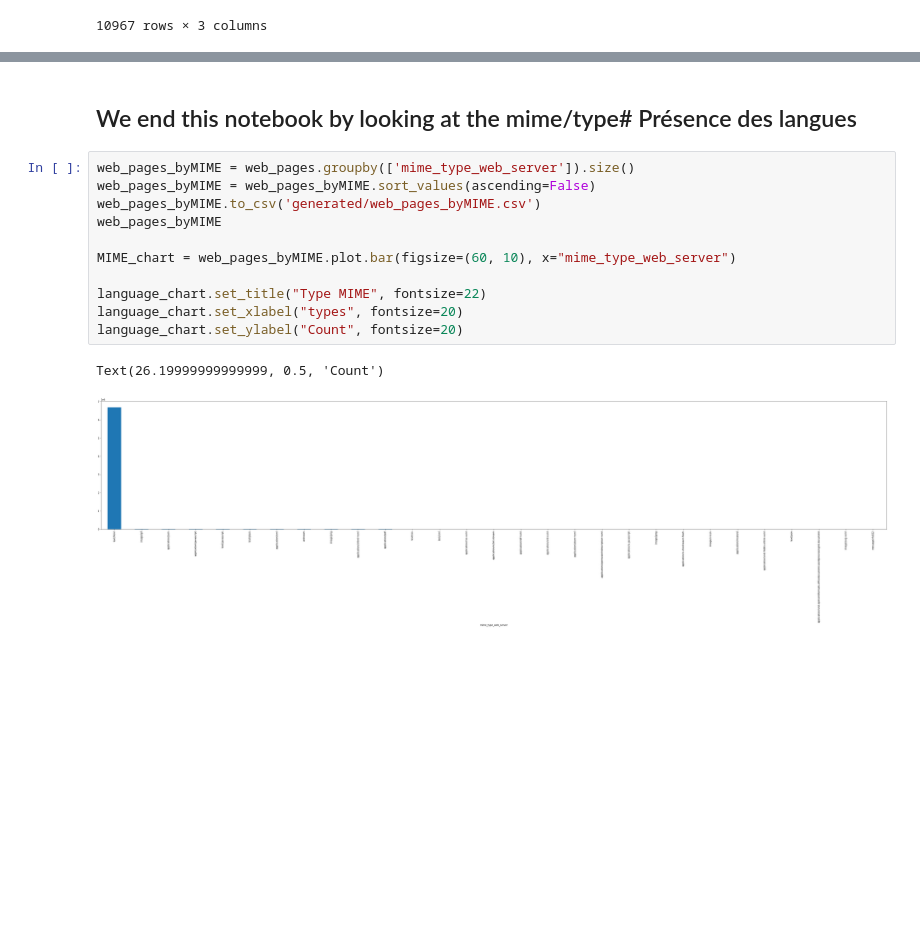
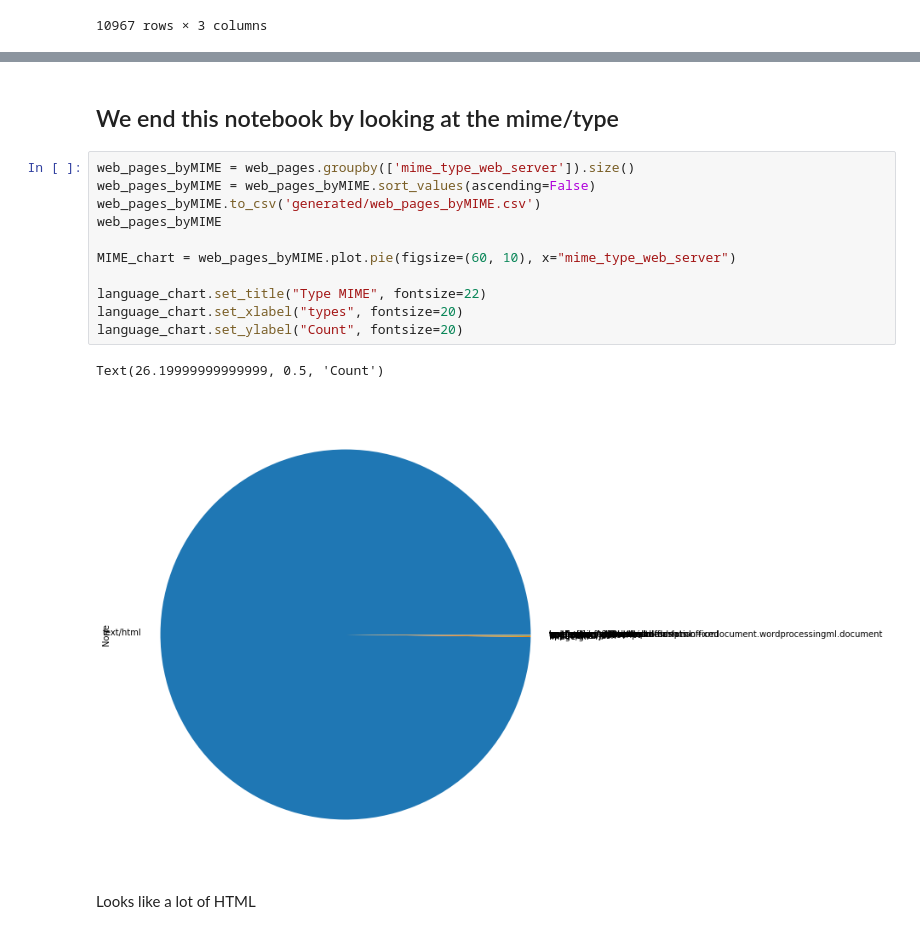
Before and after one commit to inactinique/awac2, a Jupyter notebook: 00_stats_web_pages.ipynb, the cells around one changed output, grey strips where cells are left out. Cells and saved outputs as stored; diff of their text form; blank space fills up the shorter version.

Commit message:
ajout graph vega

```diff
--- a/00_stats_web_pages.ipynb
+++ b/00_stats_web_pages.ipynb
@@ -210,18 +215,20 @@ crawl_stream.properties(width=1000, height=500, title="Crawl frequency by langua
 # %% [output]
 [interactive output not drawn]
 # %% [markdown]
-## We end this notebook by looking at the mime/type# Présence des langues
+## We end this notebook by looking at the mime/type
 # %%
 web_pages_byMIME = web_pages.groupby(['mime_type_web_server']).size()
 web_pages_byMIME = web_pages_byMIME.sort_values(ascending=False)
 web_pages_byMIME.to_csv('generated/web_pages_byMIME.csv')
 web_pages_byMIME
 
-MIME_chart = web_pages_byMIME.plot.bar(figsize=(60, 10), x="mime_type_web_server")
+MIME_chart = web_pages_byMIME.plot.pie(figsize=(60, 10), x="mime_type_web_server")
 
 language_chart.set_title("Type MIME", fontsize=22)
 language_chart.set_xlabel("types", fontsize=20)
 language_chart.set_ylabel("Count", fontsize=20)
 # %% [output]
 Text(26.19999999999999, 0.5, 'Count')
-[figure, old version]
+[figure, new version]
+# %% [markdown]
+Looks like a lot of HTML
```
Also changed, not shown: parts of 1 cell of this notebook.
